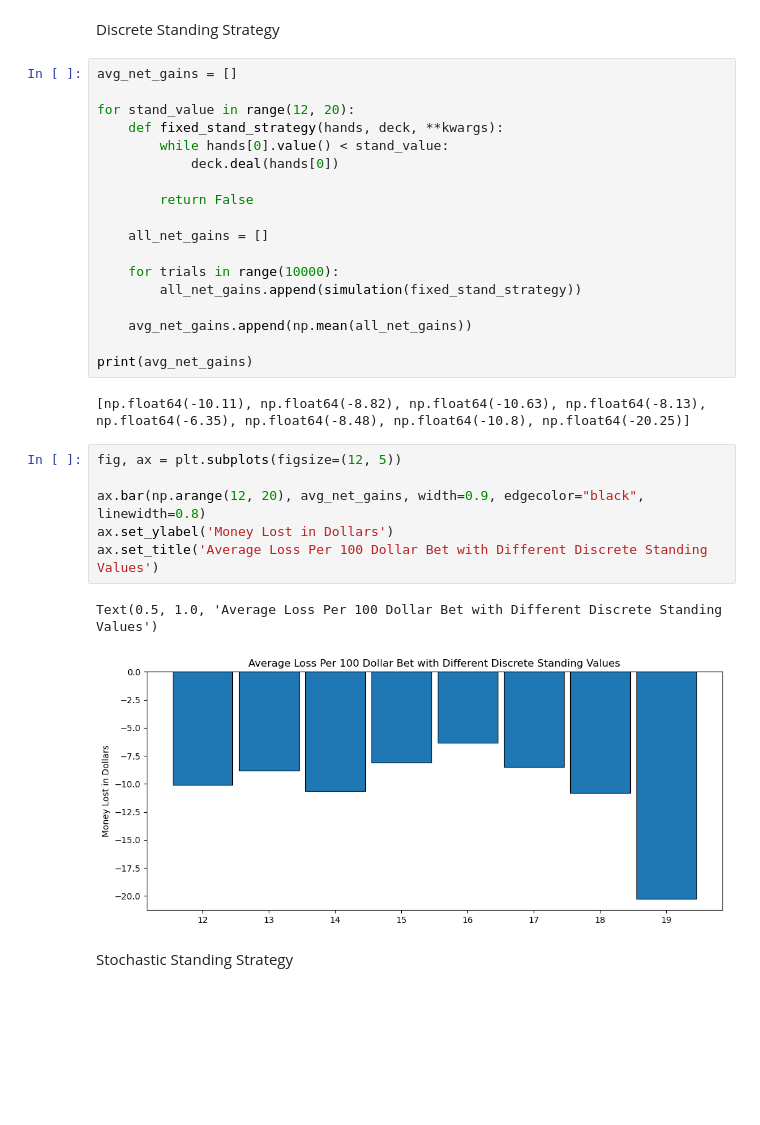
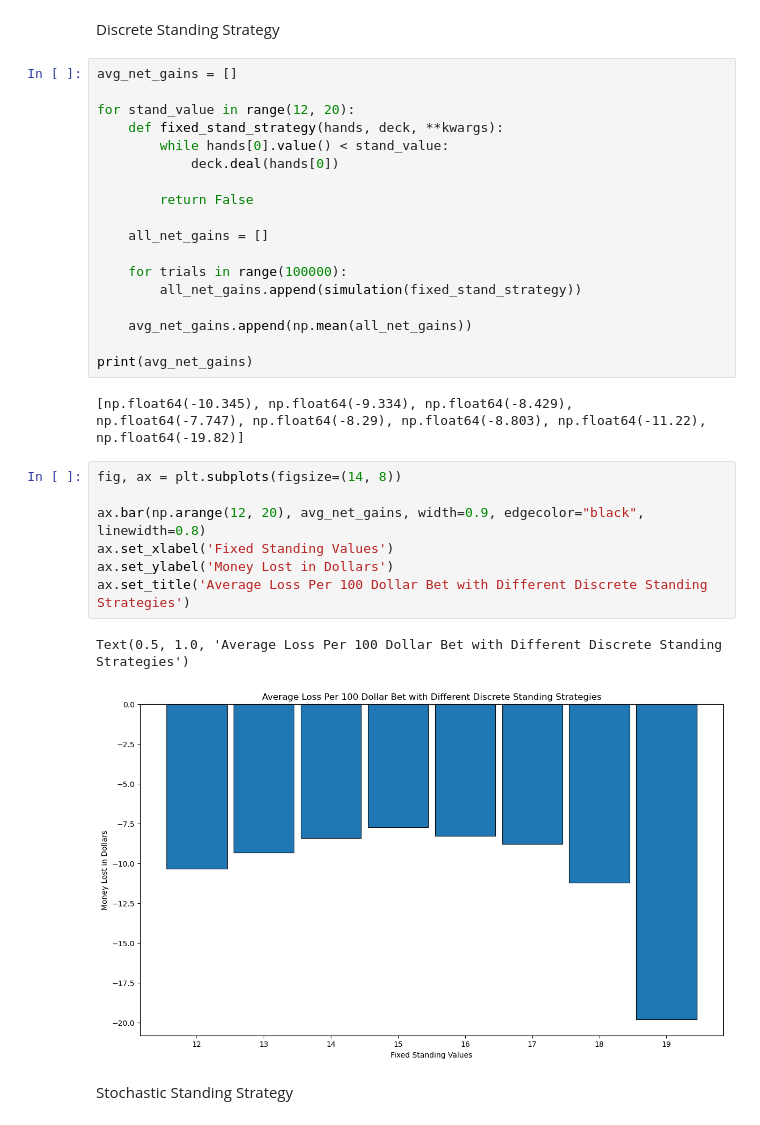
Before and after one commit to nganguly0594/Reinforced-Blackjack, a Jupyter notebook: exp/strategies.ipynb, the cells around one changed output. Drawn from its saved outputs; the diff is of its cells as text; blank space fills up the shorter version.

```diff
--- a/exp/strategies.ipynb
+++ b/exp/strategies.ipynb
@@ -21,23 +21,24 @@ for stand_value in range(12, 20):
 
     all_net_gains = []
 
-    for trials in range(10000):
+    for trials in range(100000):
         all_net_gains.append(simulation(fixed_stand_strategy))
 
     avg_net_gains.append(np.mean(all_net_gains))
 
 print(avg_net_gains)
 # %% [output]
-[np.float64(-10.11), np.float64(-8.82), np.float64(-10.63), np.float64(-8.13), np.float64(-6.35), np.float64(-8.48), np.float64(-10.8), np.float64(-20.25)]
+[np.float64(-10.345), np.float64(-9.334), np.float64(-8.429), np.float64(-7.747), np.float64(-8.29), np.float64(-8.803), np.float64(-11.22), np.float64(-19.82)]
 # %%
-fig, ax = plt.subplots(figsize=(12, 5))
+fig, ax = plt.subplots(figsize=(14, 8))
 
 ax.bar(np.arange(12, 20), avg_net_gains, width=0.9, edgecolor="black", linewidth=0.8)
+ax.set_xlabel('Fixed Standing Values')
 ax.set_ylabel('Money Lost in Dollars')
-ax.set_title('Average Loss Per 100 Dollar Bet with Different Discrete Standing Values')
+ax.set_title('Average Loss Per 100 Dollar Bet with Different Discrete Standing Strategies')
 # %% [output]
-Text(0.5, 1.0, 'Average Loss Per 100 Dollar Bet with Different Discrete Standing Values')
+Text(0.5, 1.0, 'Average Loss Per 100 Dollar Bet with Different Discrete Standing Strategies')
-[figure, old version]
+[figure, new version]
 # %% [markdown]
 Stochastic Standing Strategy
 # %%
```
Also changed, not shown: parts of 2 cells of this notebook, 1 other file.
